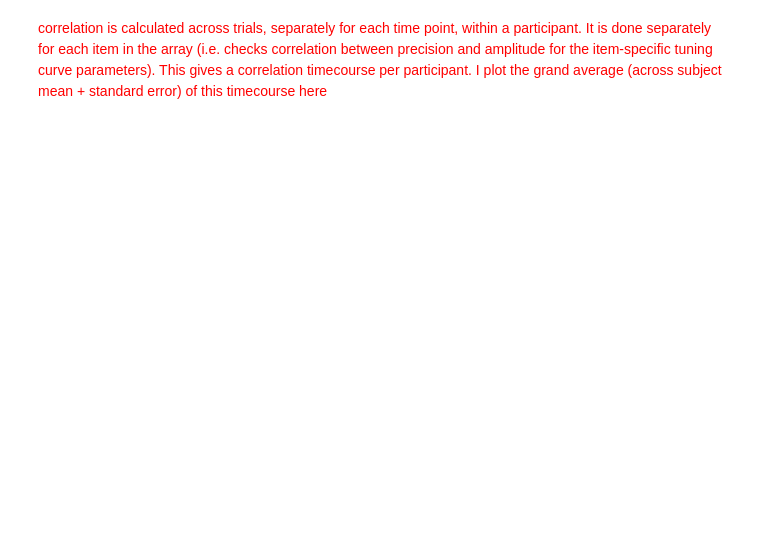
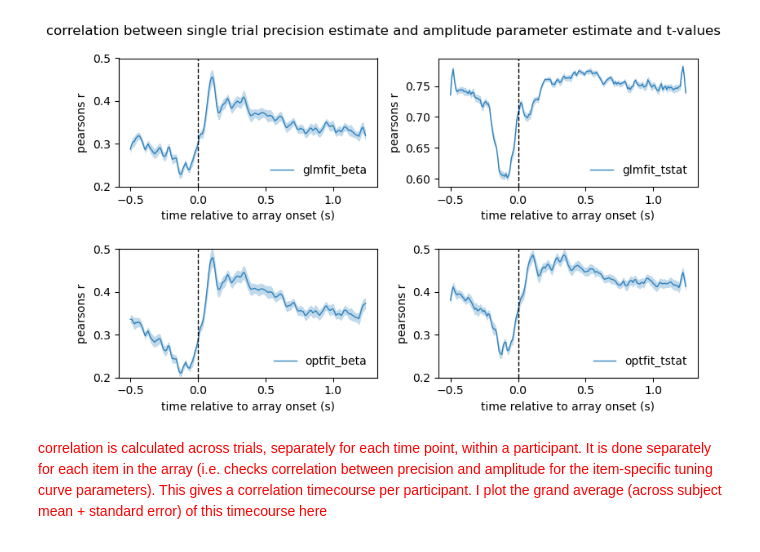
Before and after one commit to schekroud/tuningcurves, a Jupyter notebook: analysis/check_correlation_precisionXamplitude.ipynb, the cells around one changed output. Saved outputs shown, nothing was run; the diff lists cells and outputs as text; code cells hidden in the pictures; blank space fills up the shorter version.

Commit message:
show correlation between precision and beta/tvalues for both methods of amplitude estimation. show similar for when parameters are estimated on smoothed distances

```diff
--- a/analysis/check_correlation_precisionXamplitude.ipynb
+++ b/analysis/check_correlation_precisionXamplitude.ipynb
@@ -89,14 +40,0 @@ Using matplotlib backend: module://matplotlib_inline.backend_inline
-# %%
-gm = subcorrs.mean(1) #average across items
-
-gmean = gm.mean(0)
-gsem  = sp.stats.sem(gm, axis=0, ddof=0, nan_policy='omit')
-
-fig = plt.figure(figsize=[12,3])
-ax = fig.add_subplot(121)
-ax.plot(modeltimes, gmean, lw = 1, color = '#3128bd')
-ax.fill_between(modeltimes, np.add(gmean, gsem), np.subtract(gmean, gsem),
-                edgecolor=None, color='#3182bd', alpha=0.3)
-ax.axhline(0, lw=1, ls='dashed', color='k')
-ax.axvline(0, lw=1, ls='dashed', color='k')
-ax.set_title('pearsons correlation between amplitude and precision across trials, per timepoint', fontsize=9)
@@ -105,0 +41,74 @@ Text(0.5, 1.0, 'pearsons correlation between amplitude and precision across tria
+# %%
+subcount = -1
+for sub in subs:
+    subcount += 1
+    print(f'-- working on participant {subcount+1}/{nsubs} --')
+    # if not op.exists(op.join(eyedir, 'preprocessed', f'EffDS{sub}_preprocessed.pickle')): #dont do this if it already exists!
+    binstep, binwidth = 4, 22
+    # binstep, binwidth = 15, 22
+    smooth_alphas, smooth_sigma = True, 3
+
+    #read in modelled tuning curve parameters
+    alpha = np.load(op.join(wd, 'data', 'tuningcurves', 'parameter_fits', 'twostage_alphaminmaxfit_b1desmatminmax',
+            f's{sub}_ParamFits_precision_binstep{binstep}_binwidth{binwidth}_smoothedprec.npy'))
+
+
+    ampglm = np.load(op.join(wd, 'data', 'tuningcurves', 'parameter_fits', 'twostage_alphaminmaxfit_b1desmatminmax',
+        f's{sub}_ParamFits_amplitude_binstep{binstep}_binwidth{binwidth}_smoothedprec_glmfit.npy'))
+
+    ampopt = np.load(op.join(wd, 'data', 'tuningcurves', 'parameter_fits', 'twostage_alphaminmaxfit_b1desmatminmax',
+        f's{sub}_ParamFits_amplitude_binstep{binstep}_binwidth{binwidth}_smoothedprec_optfit.npy'))
+    # note here precision is modelled in the same way, but amplitude is modelled with a constrained alpha (min 0.001), and minmax-scaled design matrix for the glmfit. optimised fit doesnt have to scale the design matrix
+
+    #tuning curve parameters when distances are smoothed before model fitting
+    # alpha = np.load(op.join(wd, 'data', 'tuningcurves', 'parameter_fits', 'twostageminmax_smoothdists',
+    #             f's{sub}_ParamFits_precision_binstep{binstep}_binwidth{binwidth}_smoothedprec.npy'))
+
+    # ampglm = np.load(op.join(wd, 'data', 'tuningcurves', 'parameter_fits', 'twostageminmax_smoothdists',
+    #         f's{sub}_ParamFits_amplitude_binstep{binstep}_binwidth{binwidth}_glmfit.npy'))
+
+    # ampopt = np.load(op.join(wd, 'data', 'tuningcurves', 'parameter_fits', 'twostageminmax_smoothdists',
+    #         f's{sub}_ParamFits_amplitude_binstep{binstep}_binwidth{binwidth}_optfit.npy'))
+
+    #get correlation between precision and amplitude across trials, at each time point
+    [nitems, ntrials, nparams, ntimes] = ampglm.shape
+    corrs = np.zeros(shape = [nitems, 4, ntimes]) * np.nan #save [pearson, spearman] corr coefs
+    for iitem in range(nitems):
+        for tp in range(ntimes):
+            ia = alpha[iitem, :, tp].copy()
+            iglmb = ampglm[iitem, :, 0, tp].copy() #0th estimated parameter is the beta weight
+            iglmt = ampglm[iitem, :, 1, tp].copy() #actually look at the correlation with the t-value for amplitude estimate
+            ioptb = ampopt[iitem, :, 0, tp].copy()
+            ioptt = ampopt[iitem, :, 1, tp].copy()
+            icorr = [sp.stats.pearsonr(ia, iglmb).statistic, sp.stats.pearsonr(ia, iglmt).statistic, sp.stats.pearsonr(ia, ioptb).statistic, sp.stats.pearsonr(ia, ioptt).statistic]
+            # ispear = sp.stats.spearmanr(ia, ib).statistic
+            corrs[iitem, :, tp] = icorr #
+    subcorrs[subcount] = corrs.copy()
+
+gm = subcorrs.mean(1) #average across items
+
+gmean = gm.mean(0)
+gsem  = sp.stats.sem(gm, axis=0, ddof=0, nan_policy='omit')
+
+fig = plt.figure(figsize = [8, 5])
+ax1, ax2 = fig.add_subplot(221), fig.add_subplot(222)
+ax3, ax4 = fig.add_subplot(223), fig.add_subplot(224)
+axes = [ax1, ax2, ax3, ax4]
+ncorrs = 4
+corrlabels = ['glmfit_beta', 'glmfit_tstat', 'optfit_beta', 'optfit_tstat']
+axcount = 0
+for icorr in range(ncorrs):
+    axcount +=1
+    ax = axes[axcount-1]
+    ax.plot(modeltimes, gmean[icorr], lw = 1, color = '#3182bd', label = corrlabels[icorr])
+    ax.fill_between(modeltimes, np.add(gmean[icorr], gsem[icorr]), np.subtract(gmean[icorr], gsem[icorr]), edgecolor=None, lw = 0, color = '#3182bd', alpha = 0.3)
+    # ax.axhline(0, lw=1, ls='dashed', color='k')
+    ax.axvline(0, lw=1, ls='dashed', color='k')
+    ax.legend(loc = 'lower right', frameon = False)
+    ax.set_xlabel('time relative to array onset (s)')
+    ax.set_ylabel('pearsons r')
+    if axcount in [1, 3, 4]:
+        ax.set_ylim([0.2, 0.5])
+fig.suptitle('correlation between single trial precision estimate and amplitude parameter estimate and t-values')
+fig.tight_layout(h_pad = 2)
+# %% [output]
@@ -106,3 +135,4 @@ Text(0.5, 1.0, 'pearsons correlation between amplitude and precision across tria
+[figure, added]
 # %% [markdown]
 <font color='red'>
 
```
Also changed, not shown: parts of 5 cells of this notebook.
